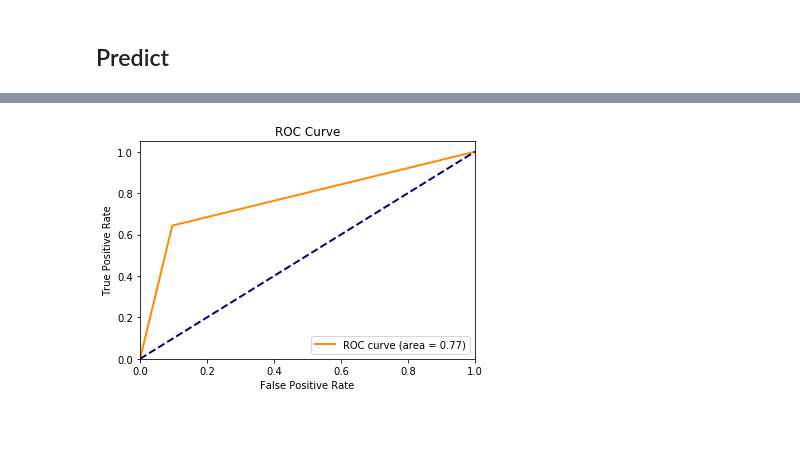
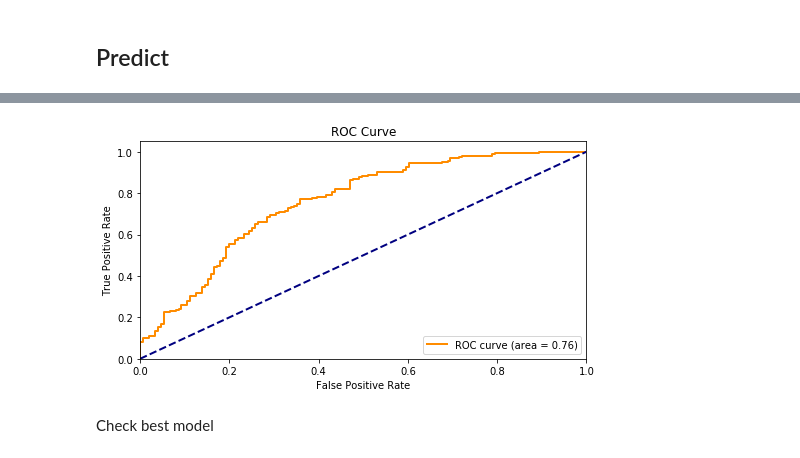
Before and after one commit to naomifridman/Introduction_to_deep_learning, a Jupyter notebook: Deep_Learning_intro_part4_keras_exrsice_and_solution.ipynb, the cells around one changed output, grey strips where cells are left out. Saved outputs shown, nothing was run; the diff lists cells and outputs as text; code cells hidden in the pictures; blank space fills up the shorter version.

```diff
--- a/Deep_Learning_intro_part4_keras_exrsice_and_solution.ipynb
+++ b/Deep_Learning_intro_part4_keras_exrsice_and_solution.ipynb
@@ -65,6 +131,10 @@ plt.scatter(X[:, 0], X[:, 1], c=y, cmap=cm_bright,edgecolors='k')
 # %%
+X = df[df.columns[1:27]]
+y=df[28]
+
 X = StandardScaler().fit_transform(X)
-X_train, X_test, y_train, y_test = train_test_split(X, y, test_size=.4,
+X_train, X_test, y_train, y_test = train_test_split(X, y, test_size=.3,
                                                     random_state=42)
+
 X_train.shape
 # %% [output]
@@ -279,0 +387,35 @@ array([[ 0.3865397 ],
+# %%
+np.random.seed(1235)
+
+
+epochs = 30
+sgd = optimizers.SGD(lr=0.1)
+model = get_model(lsize=64, optimizer=sgd)
+model.compile(loss='binary_crossentropy',
+              optimizer=sgd,
+              metrics=['accuracy'])
+
+checkpoint = ModelCheckpoint('best_model_e50_b20_oSgd.h5', verbose=0,
+                             monitor='val_acc',
+                             save_best_only=True, mode='auto')
+
+history_sgd_b20 = model.fit(X_train, y_train,
+                    batch_size=20,
+                    epochs=epochs,
+                    verbose=0,callbacks=[checkpoint],
+                    validation_data=(X_test, y_test))
+# %%
+model = get_model(lsize=64, optimizer=sgd)
+model.compile(loss='binary_crossentropy',
+              optimizer=sgd,
+              metrics=['accuracy'])
+
+checkpoint = ModelCheckpoint('best_model_e50_b10_oSgd.h5', verbose=0,
+                             monitor='val_acc',
+                             save_best_only=True, mode='auto')
+
+history_sgd_b10 = model.fit(X_train, y_train,
+                    batch_size=10,
+                    epochs=epochs,
+                    verbose=0,callbacks=[checkpoint],
+                    validation_data=(X_test, y_test))
@@ -303,4 +461,6 @@ weighted avg       0.79      0.77      0.76       400
 # %%
-uplot.drow_roc_curve(y_test,y_pred_test)
+uplot.drow_roc_curve(y_test, model.predict(X_test))
 # %% [output]
-[figure, old version]
+[figure, new version]
+# %% [markdown]
+Check best model
```
Also changed, not shown: parts of 49 cells of this notebook, 2 other files.
